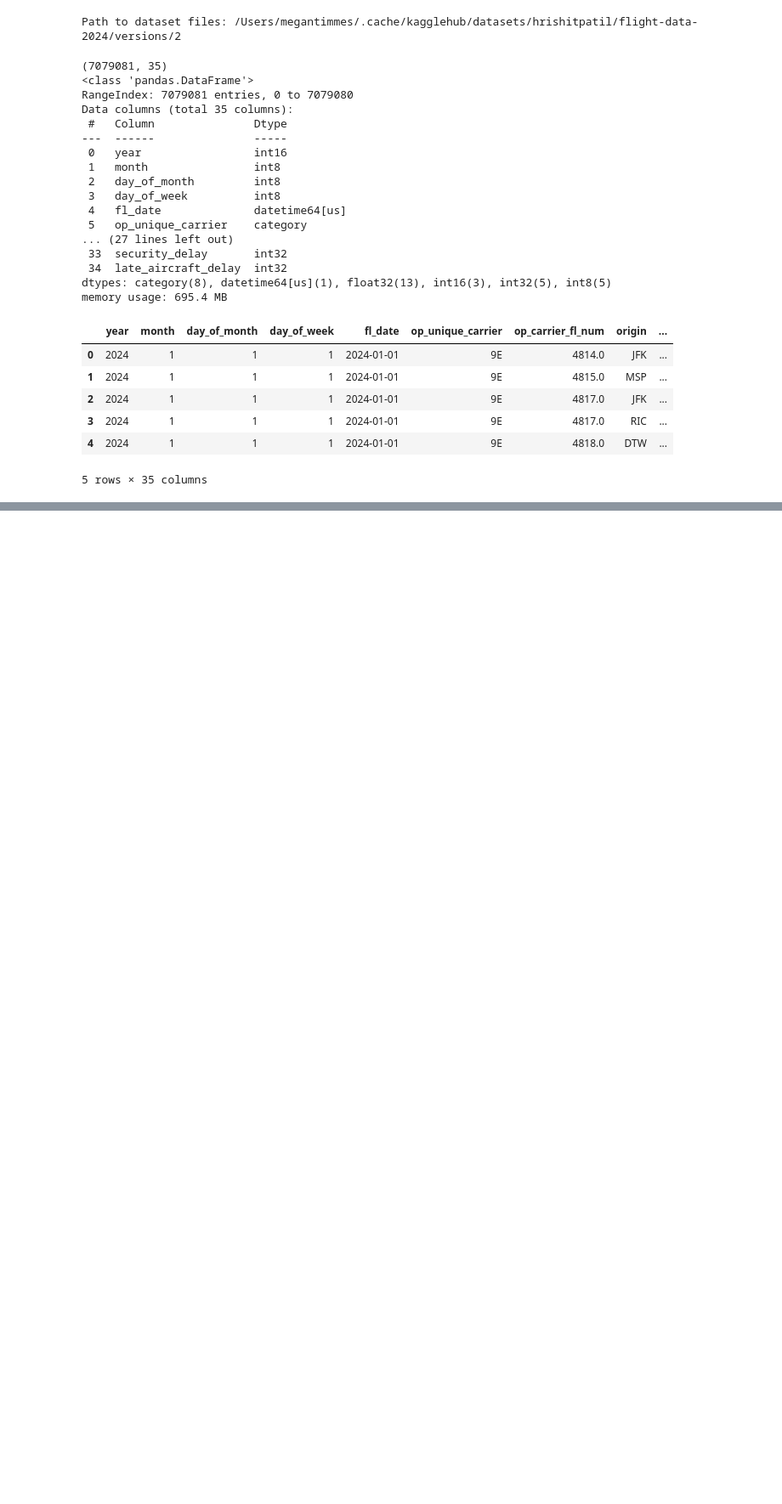
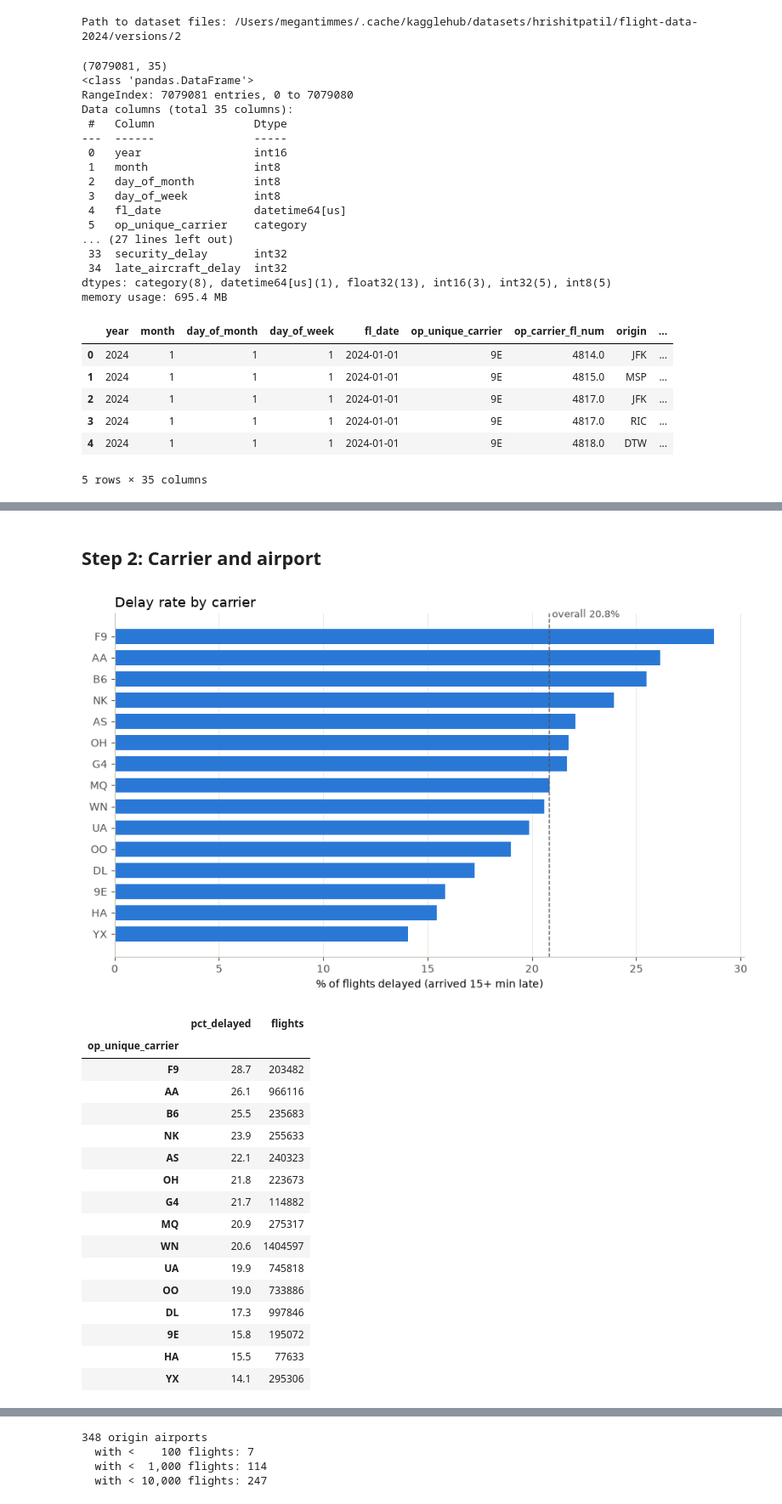
Before and after one commit to megantimmes/ml_final_proj, a Jupyter notebook: eda.ipynb, the cells around one changed output, grey strips where cells are left out. Shown at 85% size. Drawn from its saved outputs; the diff is of its cells as text; code cells hidden in the pictures; blank space fills up the shorter version.

```diff
--- a/eda.ipynb
+++ b/eda.ipynb
@@ -81,0 +202,11 @@ df.head()
+# %%
+# ---- Step 1: modeling population ----
+# Cancelled and diverted flights never "arrive late", so they'd be counted as on time.
+# Keep df as-is and model only flights that actually flew and landed at their destination.
+print(f"Cancelled: {df['cancelled'].sum():,}  ({df['cancelled'].mean()*100:.2f}%)")
+print(f"Diverted:  {df['diverted'].sum():,}  ({df['diverted'].mean()*100:.2f}%)")
+
+flown = df[(df["cancelled"] == 0) & (df["diverted"] == 0)].copy()
+overall = flown["is_delayed"].mean() * 100
+print(f"\nFlights that flew: {len(flown):,}")
+print(f"Delay rate among flights that flew: {overall:.2f}%")
@@ -81,0 +219,39 @@ df.head()
+# %% [markdown]
+## Step 2: Carrier and airport
+# %%
+# ---- Step 2: delay rate by carrier and airport ----
+carrier = delay_rate(flown, "op_unique_carrier").sort_values("pct_delayed", ascending=False)
+plot_rate(carrier, "Delay rate by carrier", horizontal=True, overall=overall, figsize=(9, 5.5))
+display(carrier.round(1))
+
+TOP_N = 25
+for col, name in [("origin", "origin"), ("dest", "destination")]:
+    t = delay_rate(flown, col)
+    top = t.nlargest(TOP_N, "flights").sort_values("pct_delayed", ascending=False)
+    plot_rate(top, f"Delay rate at the {TOP_N} busiest {name} airports",
+              horizontal=True, overall=overall, figsize=(9, 7))
+
+# How many airports are small? (matters for how you encode origin/dest)
+counts = delay_rate(flown, "origin")["flights"]
+print(f"{len(counts)} origin airports")
+for n in [100, 1_000, 10_000]:
+    print(f"  with < {n:>6,} flights: {(counts < n).sum()}")
+# %% [output]
+[figure, added]
+|  | pct_delayed | flights |
+| op_unique_carrier |  |  |
+| F9 | 28.7 | 203482 |
+| AA | 26.1 | 966116 |
+| B6 | 25.5 | 235683 |
+| NK | 23.9 | 255633 |
+| AS | 22.1 | 240323 |
+| OH | 21.8 | 223673 |
+| G4 | 21.7 | 114882 |
+| MQ | 20.9 | 275317 |
+| WN | 20.6 | 1404597 |
+| UA | 19.9 | 745818 |
+| OO | 19.0 | 733886 |
+| DL | 17.3 | 997846 |
+| 9E | 15.8 | 195072 |
+| HA | 15.5 | 77633 |
+| YX | 14.1 | 295306 |
@@ -81,0 +260,4 @@ df.head()
+348 origin airports
+  with <    100 flights: 7
+  with <  1,000 flights: 114
+  with < 10,000 flights: 247
```
Also changed, not shown: parts of 22 cells of this notebook.
